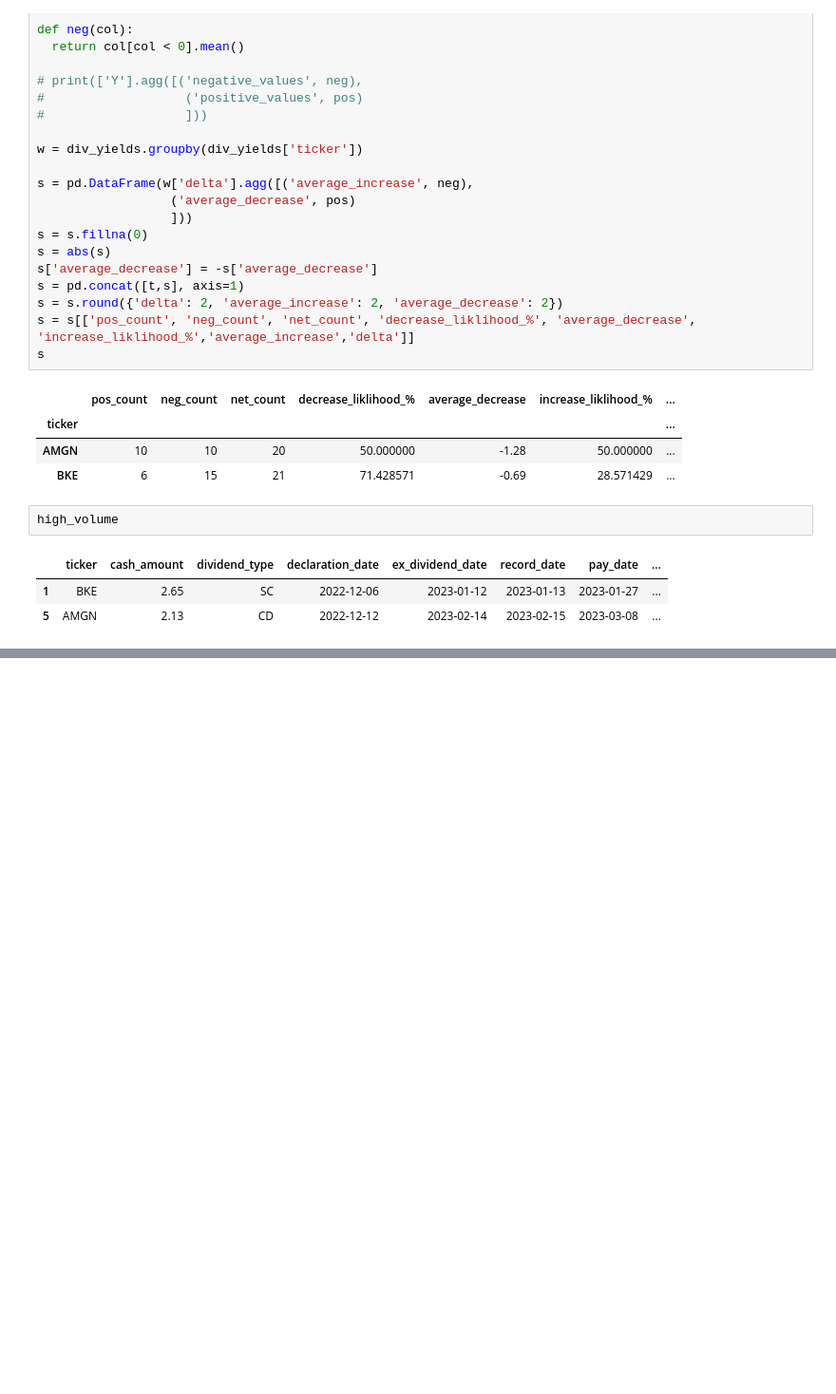
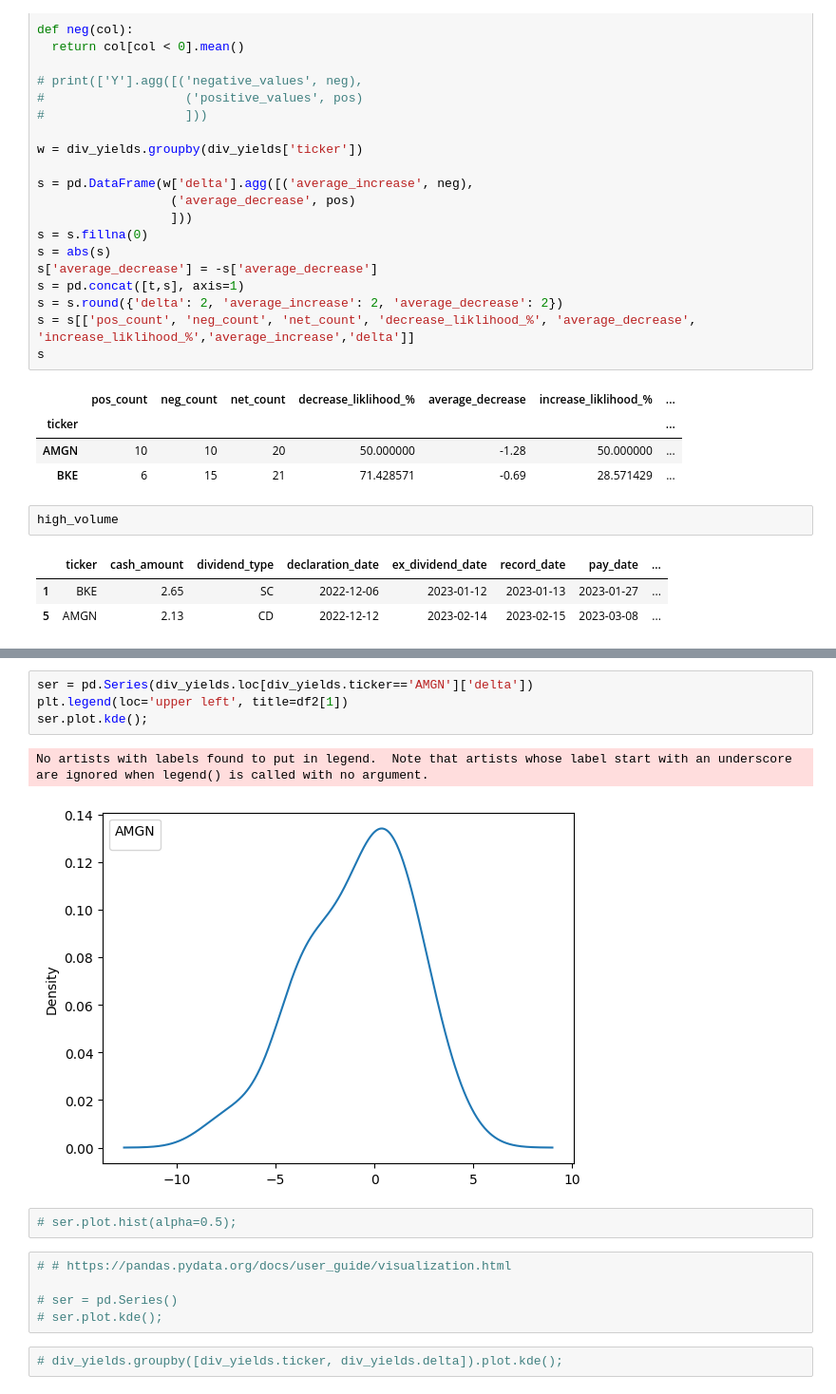
Before and after one commit to FergusClare/dividends, a Jupyter notebook: dividends.ipynb, the cells around one changed output, grey strips where cells are left out. Shown: that part at 95% size. Saved outputs shown, nothing was run; the diff lists cells and outputs as text; blank space fills up the shorter version.

```diff
--- a/dividends.ipynb
+++ b/dividends.ipynb
@@ -546,0 +411,16 @@ o
+# %%
+ser = pd.Series(div_yields.loc[div_yields.ticker=='AMGN']['delta'])
+plt.legend(loc='upper left', title=df2[1])
+ser.plot.kde();
+# %% [output]
+No artists with labels found to put in legend.  Note that artists whose label start with an underscore are ignored when legend() is called with no argument.
+[figure, added]
+# %%
+# ser.plot.hist(alpha=0.5);
+# %%
+# # https://pandas.pydata.org/docs/user_guide/visualization.html
+
+# ser = pd.Series()
+# ser.plot.kde();
+# %%
+# div_yields.groupby([div_yields.ticker, div_yields.delta]).plot.kde();
```
Also changed, not shown: parts of 33 cells of this notebook.
